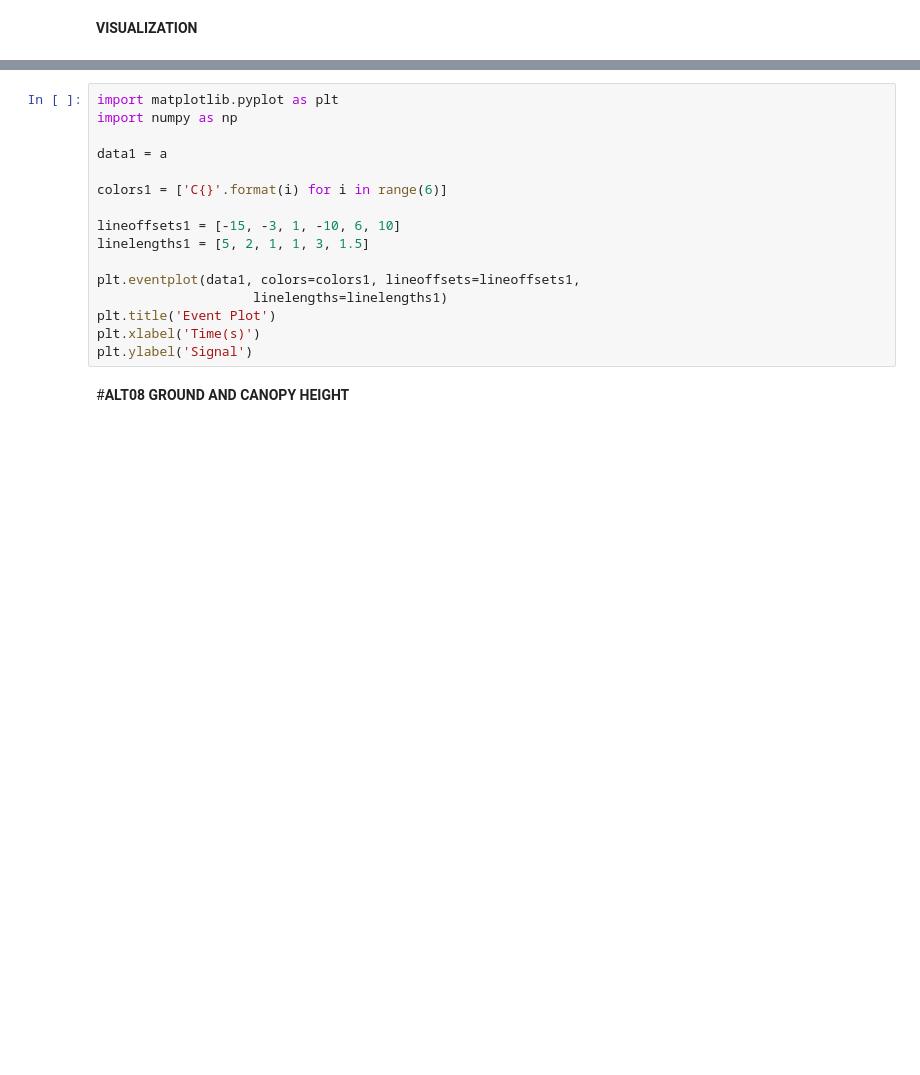
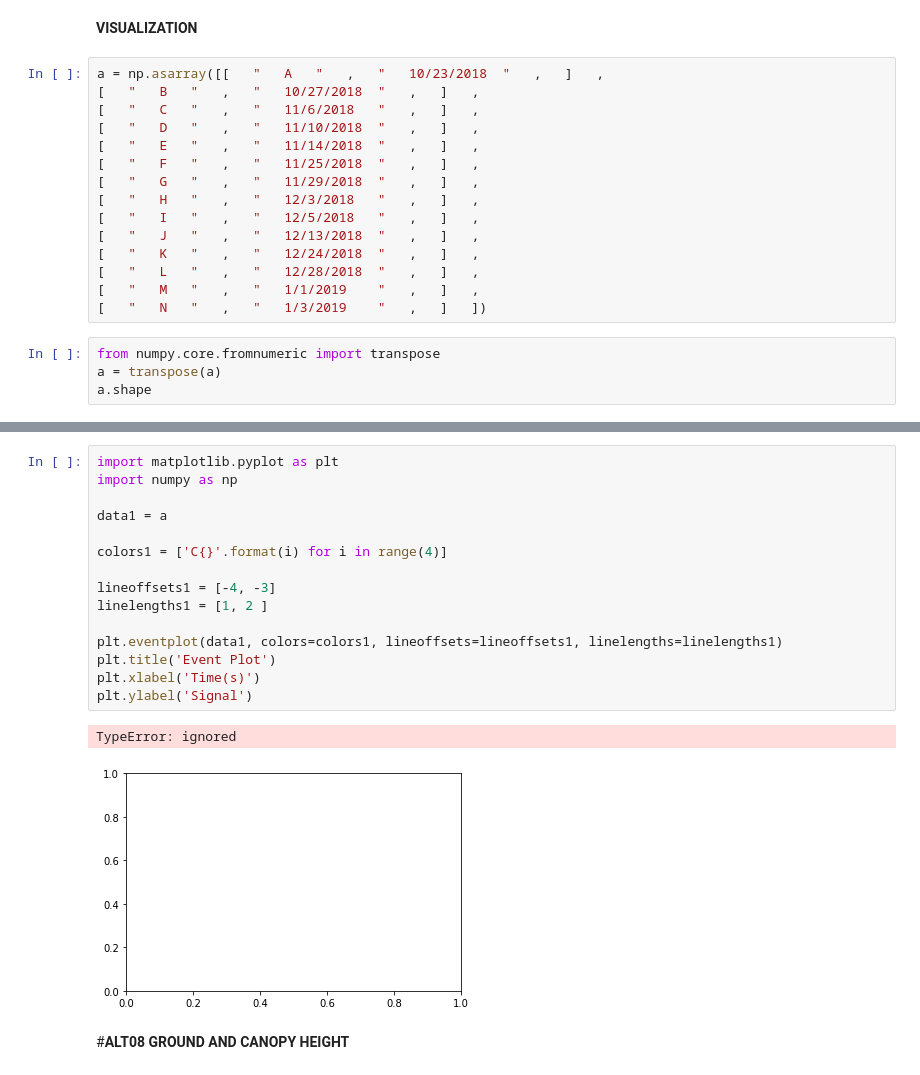
Before and after one commit to 1kaiser/Snow-cover-area-estimation, a Jupyter notebook: OpenAltimetry.ipynb, the cells around one changed output, grey strips where cells are left out. Drawn from its saved outputs; the diff is of its cells as text; blank space fills up the shorter version.

```diff
--- a/OpenAltimetry.ipynb
+++ b/OpenAltimetry.ipynb
@@ -177,3 +177,22 @@ a
 !wget https://openaltimetry.org/data/api/icesat2/getTracks?date=2019-10-26&minx=75.979728&miny=31.453599&maxx=77.866667&maxy=32.416667&outputFormat=json -O a.json
 # %% [markdown]
 **VISUALIZATION**
+# %%
+a = np.asarray([[	"	A	"	,	"	10/23/2018	"	,	]	,
+[	"	B	"	,	"	10/27/2018	"	,	]	,
+[	"	C	"	,	"	11/6/2018	"	,	]	,
+[	"	D	"	,	"	11/10/2018	"	,	]	,
+[	"	E	"	,	"	11/14/2018	"	,	]	,
+[	"	F	"	,	"	11/25/2018	"	,	]	,
+[	"	G	"	,	"	11/29/2018	"	,	]	,
+[	"	H	"	,	"	12/3/2018	"	,	]	,
+[	"	I	"	,	"	12/5/2018	"	,	]	,
+[	"	J	"	,	"	12/13/2018	"	,	]	,
+[	"	K	"	,	"	12/24/2018	"	,	]	,
+[	"	L	"	,	"	12/28/2018	"	,	]	,
+[	"	M	"	,	"	1/1/2019	"	,	]	,
+[	"	N	"	,	"	1/3/2019	"	,	]	])
+# %%
+from numpy.core.fromnumeric import transpose
+a = transpose(a)
+a.shape
@@ -180,19 +210,21 @@ a
 # %%
 import matplotlib.pyplot as plt
 import numpy as np
 
 data1 = a
 
-colors1 = ['C{}'.format(i) for i in range(6)]
+colors1 = ['C{}'.format(i) for i in range(4)]
 
-lineoffsets1 = [-15, -3, 1, -10, 6, 10]
-linelengths1 = [5, 2, 1, 1, 3, 1.5]
+lineoffsets1 = [-4, -3]
+linelengths1 = [1, 2 ]
 
-plt.eventplot(data1, colors=colors1, lineoffsets=lineoffsets1,
-                    linelengths=linelengths1)
+plt.eventplot(data1, colors=colors1, lineoffsets=lineoffsets1, linelengths=linelengths1)
 plt.title('Event Plot')
 plt.xlabel('Time(s)')
 plt.ylabel('Signal')
+# %% [output]
+TypeError: ignored
+[figure, added]
 # %% [markdown]
 #**ALT08 GROUND AND CANOPY HEIGHT**
 # %%
```
Also changed, not shown: parts of 2 cells of this notebook.
